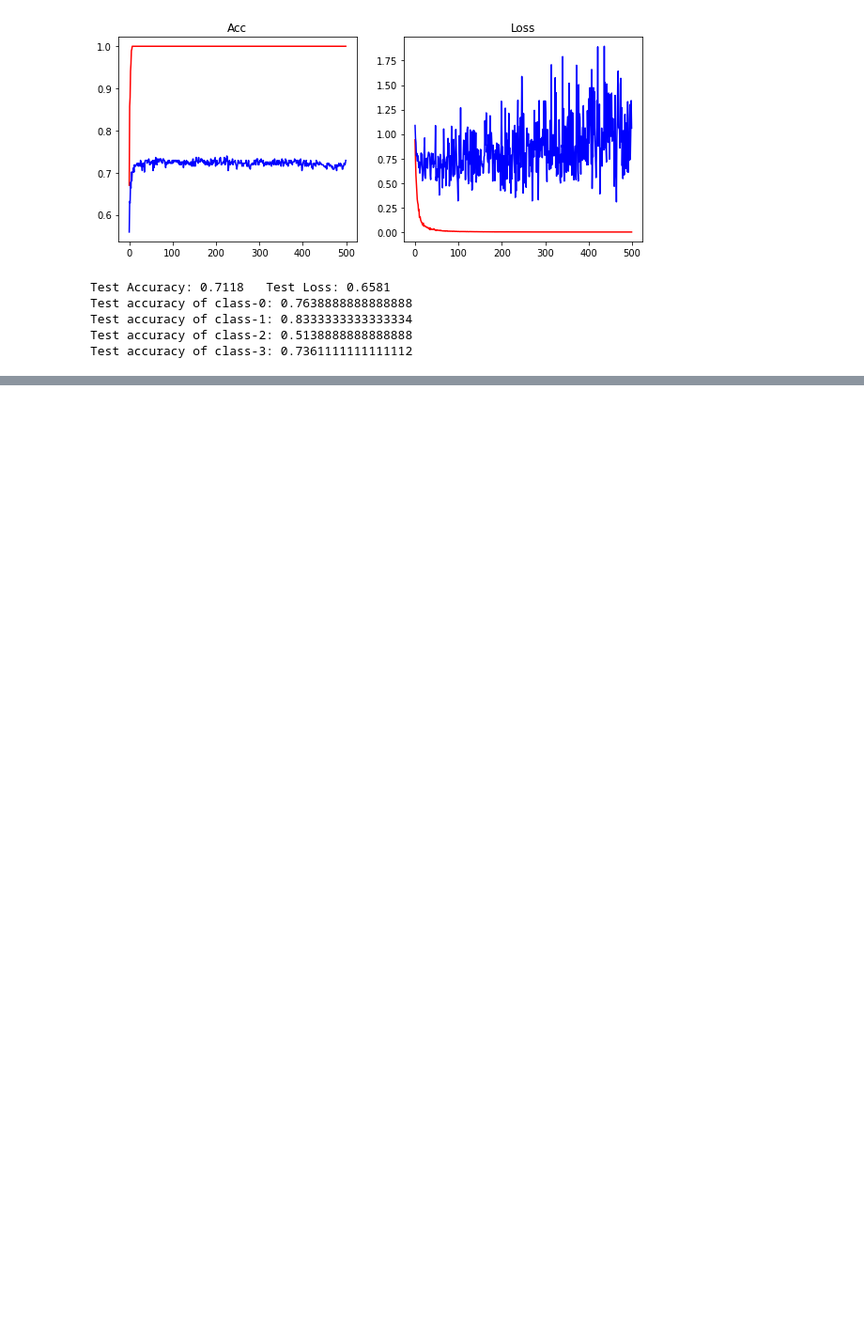
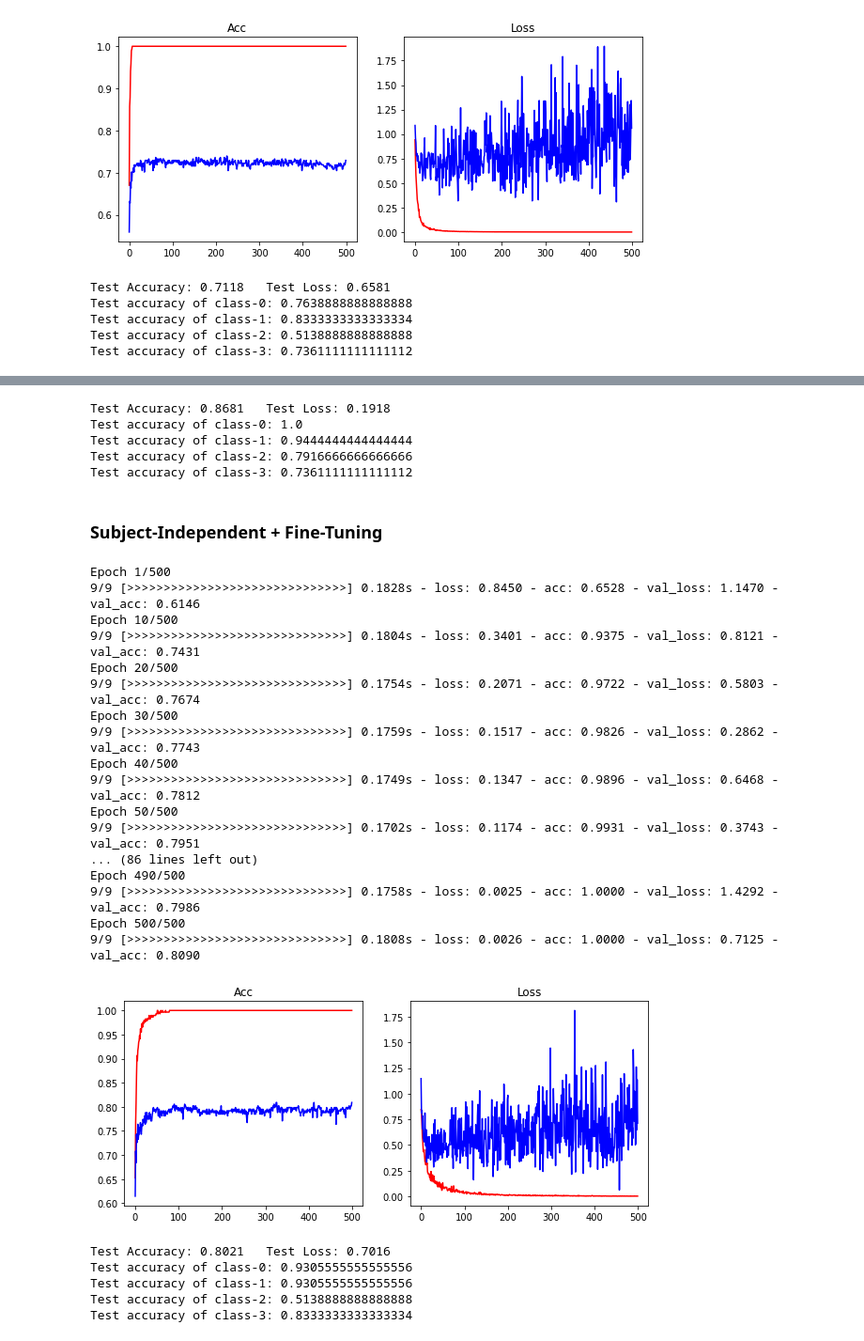
Before and after one commit to cemeteryparty/BCI_5275_Lab4_2, a Jupyter notebook: src/5275_Lab4_2.ipynb, the cells around one changed output, grey strips where cells are left out. Shown at 94% size. Cells and saved outputs as stored; diff of their text form; code cells hidden in the pictures; blank space fills up the shorter version.

```diff
--- a/src/5275_Lab4_2.ipynb
+++ b/src/5275_Lab4_2.ipynb
@@ -1414,0 +1564,79 @@ Test accuracy of class-3: 0.7361111111111112
+# %%
+sd_model = Model.load(sccnet_sd_his["lastest_model_path"])
+eva_test = sd_model.evaluate(dataloader=testloader)
+print(f"Test Accuracy: {eva_test[1]:.4f}\tTest Loss: {eva_test[0]:.4f}")
+rec_test = {"total": [0, 0, 0, 0], "hit": [0, 0, 0, 0]}
+real_test = teY.reshape(teY.size)
+pred_test = sd_model.predict(dataset=testset)
+for i in range(288):
+    rec_test["total"][real_test[i]] += 1
+    rec_test["hit"][real_test[i]] += (1 if real_test[i] == pred_test[i] else 0)
+for i in range(4):
+    print("Test accuracy of class-{}: {}".format(i, rec_test["hit"][i] / rec_test["total"][i]))
+# %% [output]
+Test Accuracy: 0.8681   Test Loss: 0.1918
+Test accuracy of class-0: 1.0
+Test accuracy of class-1: 0.9444444444444444
+Test accuracy of class-2: 0.7916666666666666
+Test accuracy of class-3: 0.7361111111111112
+# %% [markdown]
+### Subject-Independent + Fine-Tuning
+# %%
+trainloader = DataLoader(dataset=ft_trainset, batch_size=32, shuffle=True)
+testloader = DataLoader(dataset=testset, batch_size=32, shuffle=True)
+si_model.save("./model/pre-trained_si_model.pt")
+si_model_dup = torch.load("./model/pre-trained_si_model.pt")
+for param in si_model_dup.parameters():
+    param.requires_grad = False
+si_model_dup.classifier = nn.Linear(si_model_dup.classifier.in_features, 4)
+ft_model = si_model_dup.to(device)
+model = Model(ft_model, lr=0.001)
+model.optimizer = optim.Adam(ft_model.classifier.parameters(), lr=0.001)
+sccnet_sift_his = model.fit(trainloader=trainloader, validloader=testloader, epochs=500, monitor=["acc", "val_acc"])
+plt.figure(figsize = (10, 4))
+plt.subplot(1, 2, 1)
+plt.title("Acc")
+plt.plot(sccnet_sift_his["acc"], color="red")
+plt.plot(sccnet_sift_his["val_acc"], color="blue")
+plt.subplot(1, 2, 2)
+plt.title("Loss")
+plt.plot(sccnet_sift_his["loss"], color="red")
+plt.plot(sccnet_sift_his["val_loss"], color="blue")
+plt.show()
+# %% [output]
+Epoch 1/500
+9/9 [>>>>>>>>>>>>>>>>>>>>>>>>>>>>>>] 0.1828s - loss: 0.8450 - acc: 0.6528 - val_loss: 1.1470 - val_acc: 0.6146
+Epoch 10/500
+9/9 [>>>>>>>>>>>>>>>>>>>>>>>>>>>>>>] 0.1804s - loss: 0.3401 - acc: 0.9375 - val_loss: 0.8121 - val_acc: 0.7431
+Epoch 20/500
+9/9 [>>>>>>>>>>>>>>>>>>>>>>>>>>>>>>] 0.1754s - loss: 0.2071 - acc: 0.9722 - val_loss: 0.5803 - val_acc: 0.7674
+Epoch 30/500
+9/9 [>>>>>>>>>>>>>>>>>>>>>>>>>>>>>>] 0.1759s - loss: 0.1517 - acc: 0.9826 - val_loss: 0.2862 - val_acc: 0.7743
+Epoch 40/500
+9/9 [>>>>>>>>>>>>>>>>>>>>>>>>>>>>>>] 0.1749s - loss: 0.1347 - acc: 0.9896 - val_loss: 0.6468 - val_acc: 0.7812
+Epoch 50/500
+9/9 [>>>>>>>>>>>>>>>>>>>>>>>>>>>>>>] 0.1702s - loss: 0.1174 - acc: 0.9931 - val_loss: 0.3743 - val_acc: 0.7951
+... (86 lines left out)
+Epoch 490/500
+9/9 [>>>>>>>>>>>>>>>>>>>>>>>>>>>>>>] 0.1758s - loss: 0.0025 - acc: 1.0000 - val_loss: 1.4292 - val_acc: 0.7986
+Epoch 500/500
+9/9 [>>>>>>>>>>>>>>>>>>>>>>>>>>>>>>] 0.1808s - loss: 0.0026 - acc: 1.0000 - val_loss: 0.7125 - val_acc: 0.8090
+[figure, added]
+# %%
+sift_model = Model.load(sccnet_sift_his["lastest_model_path"])
+eva_test = sift_model.evaluate(dataloader=testloader)
+print(f"Test Accuracy: {eva_test[1]:.4f}\tTest Loss: {eva_test[0]:.4f}")
+rec_test = {"total": [0, 0, 0, 0], "hit": [0, 0, 0, 0]}
+real_test = teY.reshape(teY.size)
+pred_test = sift_model.predict(dataset=testset)
+for i in range(288):
+    rec_test["total"][real_test[i]] += 1
+    rec_test["hit"][real_test[i]] += (1 if real_test[i] == pred_test[i] else 0)
+for i in range(4):
+    print("Test accuracy of class-{}: {}".format(i, rec_test["hit"][i] / rec_test["total"][i]))
+# %% [output]
+Test Accuracy: 0.8021   Test Loss: 0.7016
+Test accuracy of class-0: 0.9305555555555556
+Test accuracy of class-1: 0.9305555555555556
+Test accuracy of class-2: 0.5138888888888888
+Test accuracy of class-3: 0.8333333333333334
```
Also changed, not shown: parts of 10 cells of this notebook, 1 other file.
